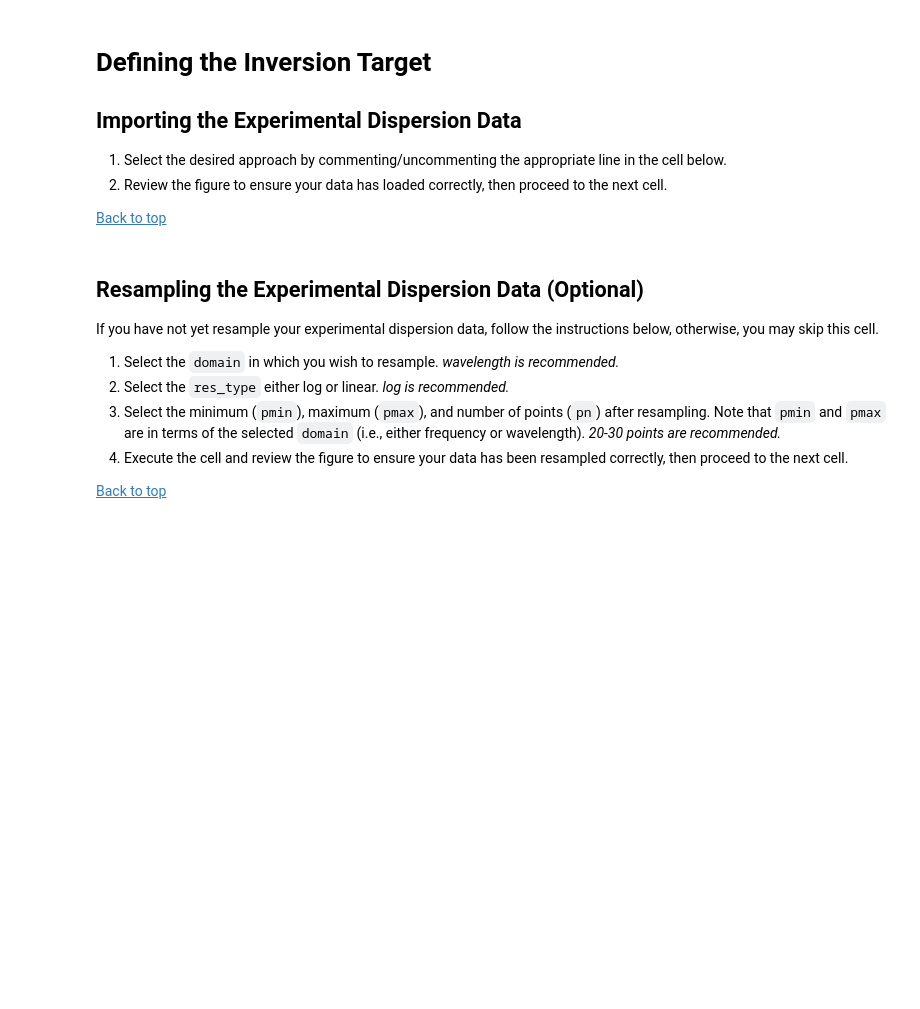
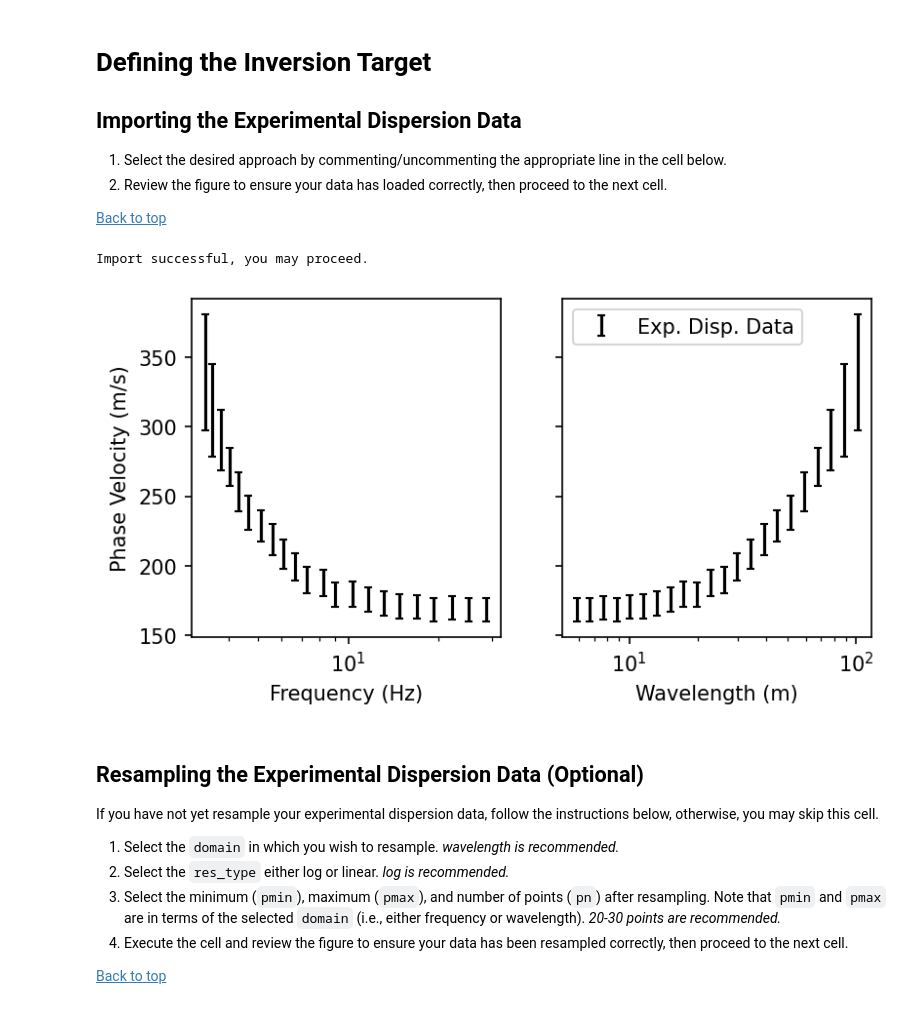
Before and after one commit to xzzgameboy/USU_Geophy, a Jupyter notebook: data/course_examples/Surface Wave Example_CUSSO Site/Inversion/cusso_participants/example_swinvert_workflow_vs30.ipynb, the cells around one changed output. Cells and saved outputs as stored; diff of their text form; code cells hidden in the pictures; blank space fills up the shorter version.

```diff
--- a/data/course_examples/Surface Wave Example_CUSSO Site/Inversion/cusso_participants/example_swinvert_workflow_vs30.ipynb
+++ b/data/course_examples/Surface Wave Example_CUSSO Site/Inversion/cusso_participants/example_swinvert_workflow_vs30.ipynb
@@ -119,17 +121,20 @@ print("Imports successful, you may proceed.")
 [Back to top](#License-Information)
 # %%
 # Approach 1: Import from comma seperated text file (see swprepost documentation for details).
-target = swprepost.Target.from_csv("example.csv")
+#target = swprepost.Target.from_csv("example.csv")
 
 # Approach 2: Import from version 2.X.X dinver-style text file (see swprepost documentation for details).
 # target = swprepost.Target.from_txt_dinver("example_dv2.txt", version="2")
 
 # Approach 3: Import from version 3.X.X dinver-style text file (see swprepost documentation for details).
-# target = swprepost.Target.from_txt_dinver("example_dv3.txt", version="3")
+target = swprepost.Target.from_txt_dinver("CUSSO_masw&mam_R0_disp_stats.txt", version="3.4.2")
 
 
 fig, axs = plot_target(target)
 print("Import successful, you may proceed.")
+# %% [output]
+Import successful, you may proceed.
+[figure, added]
 # %% [markdown]
 ## Resampling the Experimental Dispersion Data (Optional)
 
```
Also changed, not shown: parts of 6 cells of this notebook, 56 other files.
